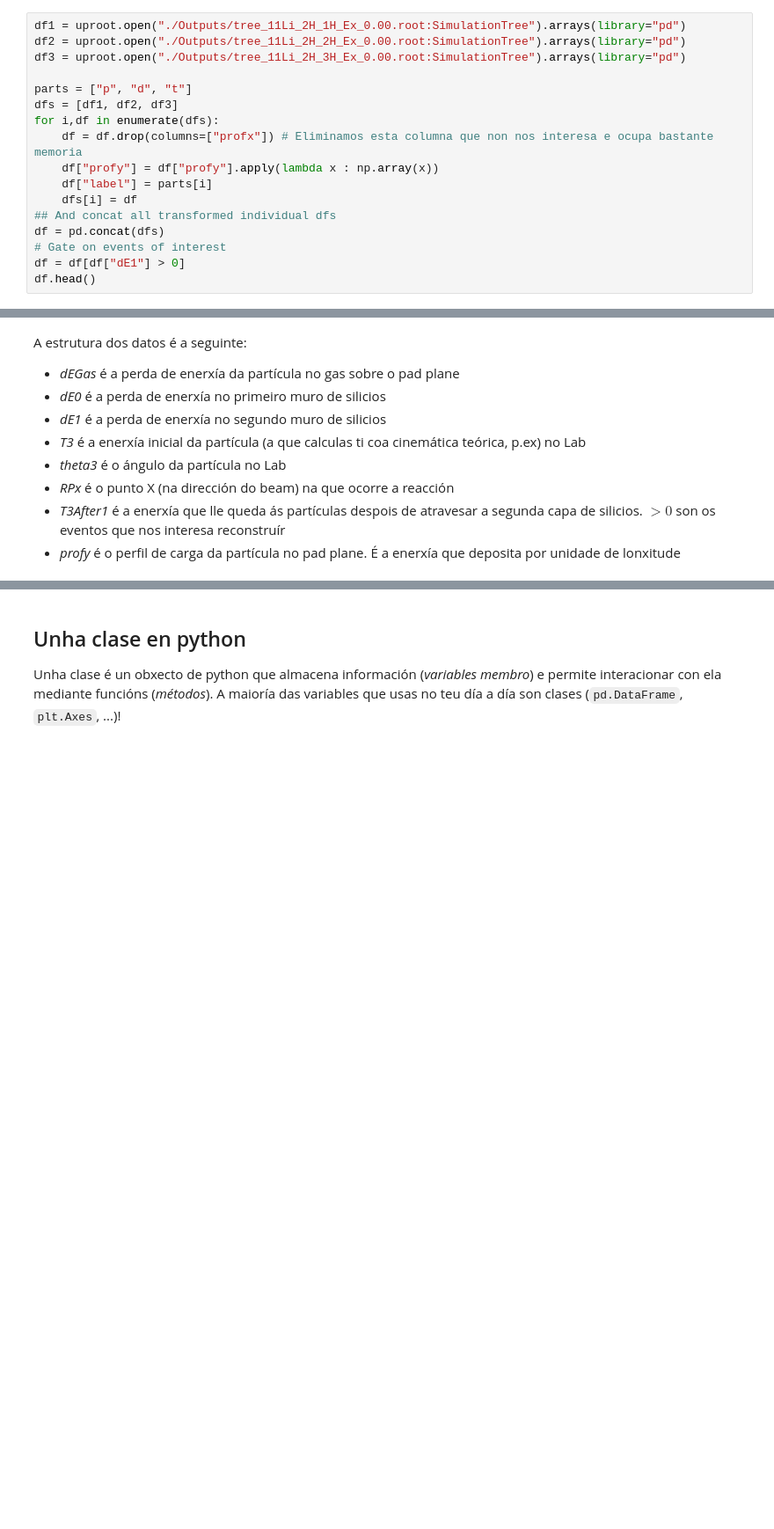
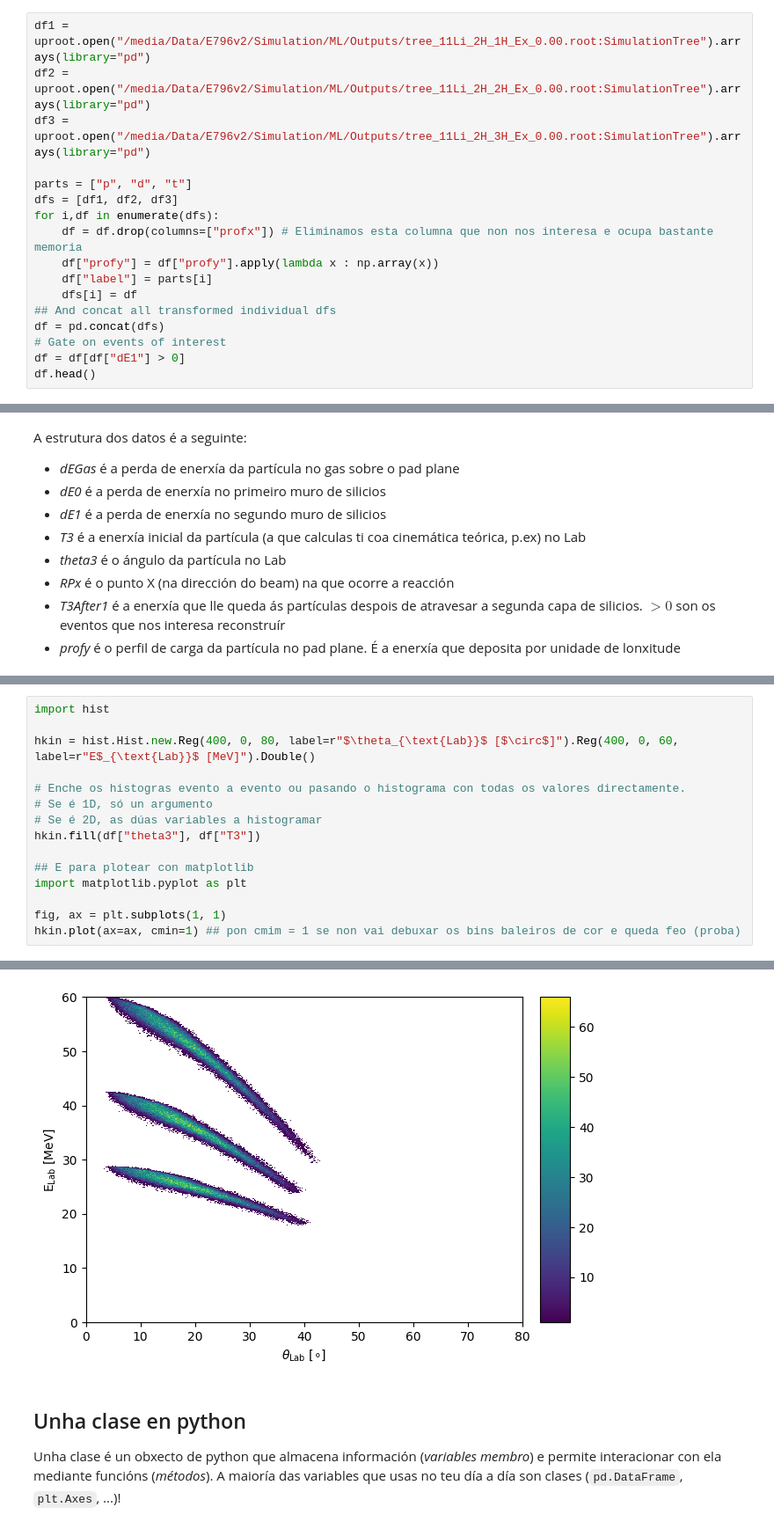
Before and after one commit to loopset/Docs, a Jupyter notebook: Practicas_25/examples.ipynb, the cells around one changed output, grey strips where cells are left out. Shown at 88% size. Cells and saved outputs as stored; diff of their text form; blank space fills up the shorter version.

Commit message:
showing how to fill and plot histos

```diff
--- a/Practicas_25/examples.ipynb
+++ b/Practicas_25/examples.ipynb
@@ -13,9 +13,9 @@ Debes seguir os seguintes pasos:
 2. Convertir as columas de vectores a `np.array()`
 3. Concatenar os 3 dataframes e listo
 # %%
-df1 = uproot.open("./Outputs/tree_11Li_2H_1H_Ex_0.00.root:SimulationTree").arrays(library="pd")
-df2 = uproot.open("./Outputs/tree_11Li_2H_2H_Ex_0.00.root:SimulationTree").arrays(library="pd")
-df3 = uproot.open("./Outputs/tree_11Li_2H_3H_Ex_0.00.root:SimulationTree").arrays(library="pd")
+df1 = uproot.open("/media/Data/E796v2/Simulation/ML/Outputs/tree_11Li_2H_1H_Ex_0.00.root:SimulationTree").arrays(library="pd")
+df2 = uproot.open("/media/Data/E796v2/Simulation/ML/Outputs/tree_11Li_2H_2H_Ex_0.00.root:SimulationTree").arrays(library="pd")
+df3 = uproot.open("/media/Data/E796v2/Simulation/ML/Outputs/tree_11Li_2H_3H_Ex_0.00.root:SimulationTree").arrays(library="pd")
 
 parts = ["p", "d", "t"]
 dfs = [df1, df2, df3]
@@ -41,0 +53,16 @@ A estrutura dos datos é a seguinte:
+# %%
+import hist
+
+hkin = hist.Hist.new.Reg(400, 0, 80, label=r"$\theta_{\text{Lab}}$ [$\circ$]").Reg(400, 0, 60, label=r"E$_{\text{Lab}}$ [MeV]").Double()
+
+# Enche os histogras evento a evento ou pasando o histograma con todas os valores directamente.
+# Se é 1D, só un argumento
+# Se é 2D, as dúas variables a histogramar
+hkin.fill(df["theta3"], df["T3"])
+
+## E para plotear con matplotlib
+import matplotlib.pyplot as plt
+
+fig, ax = plt.subplots(1, 1)
+hkin.plot(ax=ax, cmin=1) ## pon cmim = 1 se non vai debuxar os bins baleiros de cor e queda feo (proba)
+# %% [output]
@@ -42,3 +70,4 @@ A estrutura dos datos é a seguinte:
+[figure, added]
 # %% [markdown]
 ## Unha clase en python
 
```
Also changed, not shown: parts of 3 cells of this notebook.
